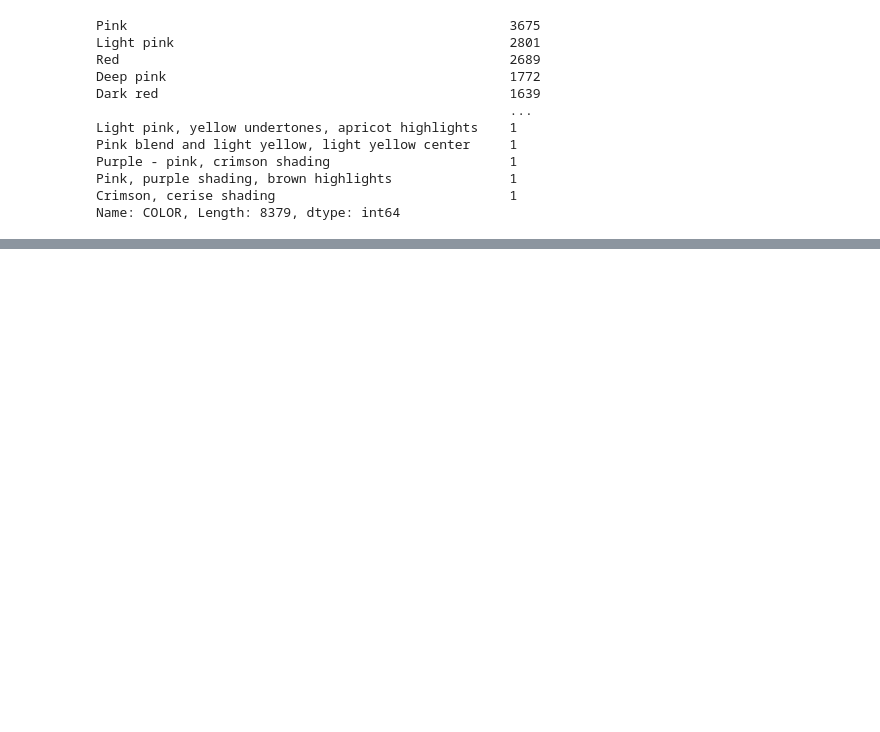
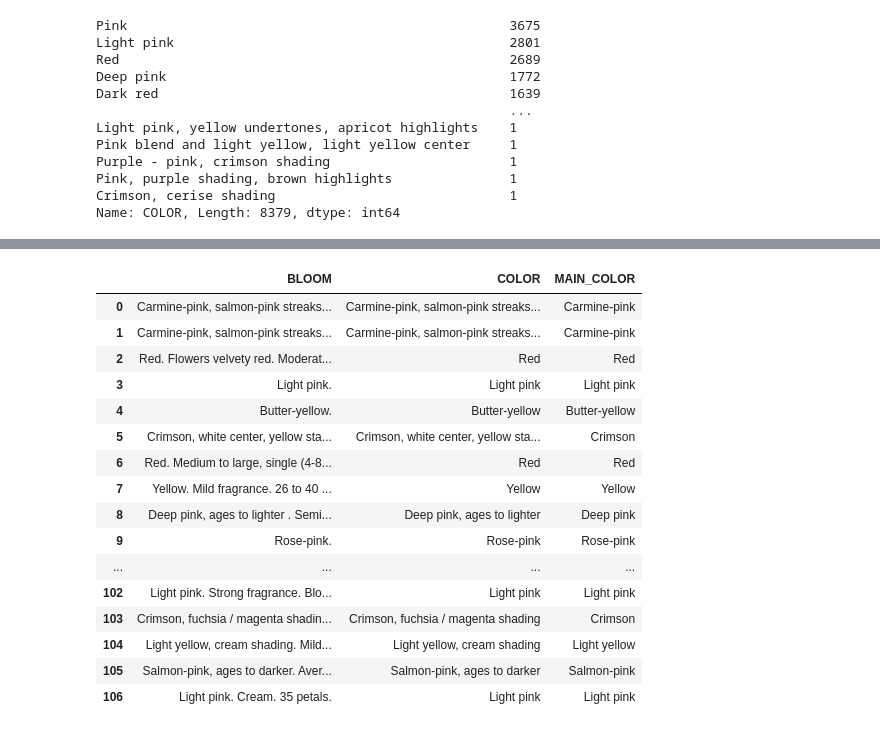
Before and after one commit to anna-zverkova/Rose_scrape, a Jupyter notebook: Helpmefind_data_clean.ipynb, the cells around one changed output, grey strips where cells are left out. Cells and saved outputs as stored; diff of their text form; code cells hidden in the pictures; blank space fills up the shorter version.

```diff
--- a/Helpmefind_data_clean.ipynb
+++ b/Helpmefind_data_clean.ipynb
@@ -612,0 +686,24 @@ Name: COLOR, Length: 8379, dtype: int64
+# %%
+orig_split = df1["COLOR"].str.split(", ", expand=True)
+
+df1["MAIN_COLOR"]= orig_split[0]
+
+df1[['BLOOM','COLOR','MAIN_COLOR']][(df1['COLOR'].notnull())].head(100)
+# %% [output]
+|  | BLOOM | COLOR | MAIN_COLOR |
+| 0 | Carmine-pink, salmon-pink streaks... | Carmine-pink, salmon-pink streaks... | Carmine-pink |
+| 1 | Carmine-pink, salmon-pink streaks... | Carmine-pink, salmon-pink streaks... | Carmine-pink |
+| 2 | Red. Flowers velvety red. Moderat... | Red | Red |
+| 3 | Light pink. | Light pink | Light pink |
+| 4 | Butter-yellow. | Butter-yellow | Butter-yellow |
+| 5 | Crimson, white center, yellow sta... | Crimson, white center, yellow sta... | Crimson |
+| 6 | Red. Medium to large, single (4-8... | Red | Red |
+| 7 | Yellow. Mild fragrance. 26 to 40 ... | Yellow | Yellow |
+| 8 | Deep pink, ages to lighter . Semi... | Deep pink, ages to lighter | Deep pink |
+| 9 | Rose-pink. | Rose-pink | Rose-pink |
+| ... | ... | ... | ... |
+| 102 | Light pink. Strong fragrance. Blo... | Light pink | Light pink |
+| 103 | Crimson, fuchsia / magenta shadin... | Crimson, fuchsia / magenta shading | Crimson |
+| 104 | Light yellow, cream shading. Mild... | Light yellow, cream shading | Light yellow |
+| 105 | Salmon-pink, ages to darker. Aver... | Salmon-pink, ages to darker | Salmon-pink |
+| 106 | Light pink. Cream. 35 petals. | Light pink | Light pink |
```
Also changed, not shown: parts of 20 cells of this notebook.
